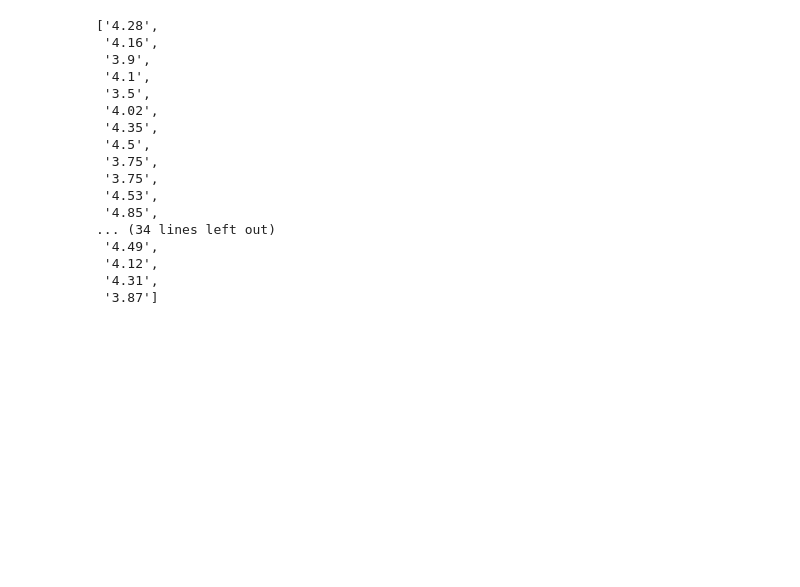
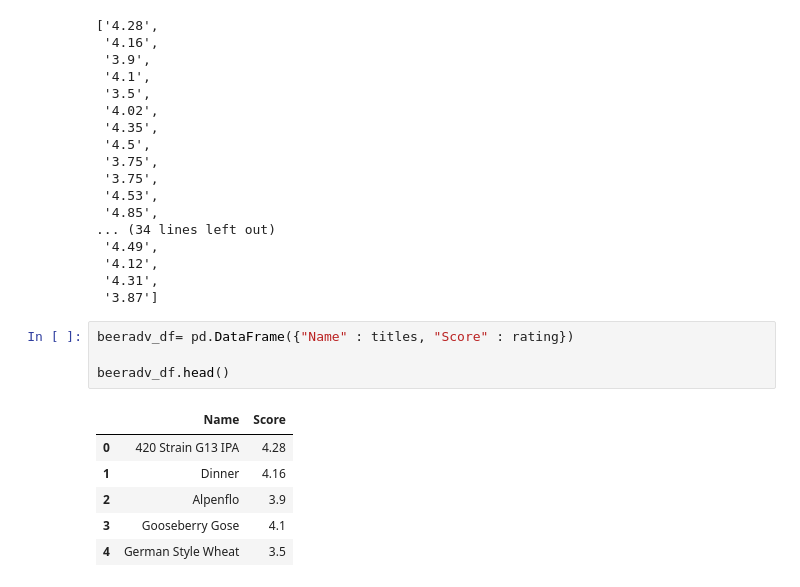
Before and after one commit to justindooley/Project-2, a Jupyter notebook: Beer Advocate Web Scraping.ipynb, the cells around one changed output. Drawn from its saved outputs; the diff is of its cells as text; blank space fills up the shorter version.

```diff
--- a/Beer Advocate Web Scraping.ipynb
+++ b/Beer Advocate Web Scraping.ipynb
@@ -100,3 +101,14 @@ rating
  '4.12',
  '4.31',
  '3.87']
+# %%
+beeradv_df= pd.DataFrame({"Name" : titles, "Score" : rating})
+
+beeradv_df.head()
+# %% [output]
+|  | Name | Score |
+| 0 | 420 Strain G13 IPA | 4.28 |
+| 1 | Dinner | 4.16 |
+| 2 | Alpenflo | 3.9 |
+| 3 | Gooseberry Gose | 4.1 |
+| 4 | German Style Wheat | 3.5 |
```
Also changed, not shown: parts of 1 cell of this notebook, 1 other file.
